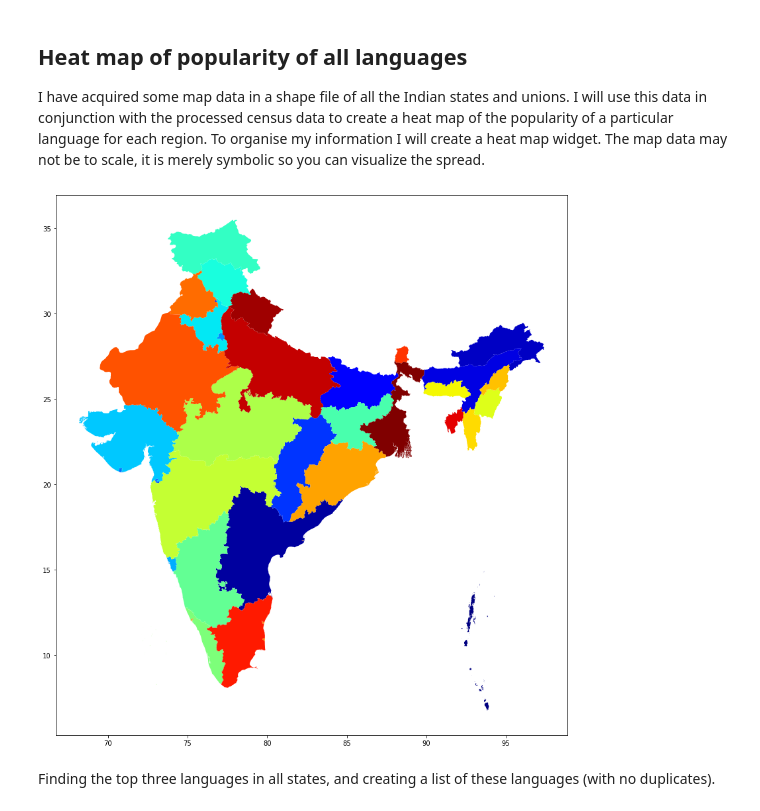
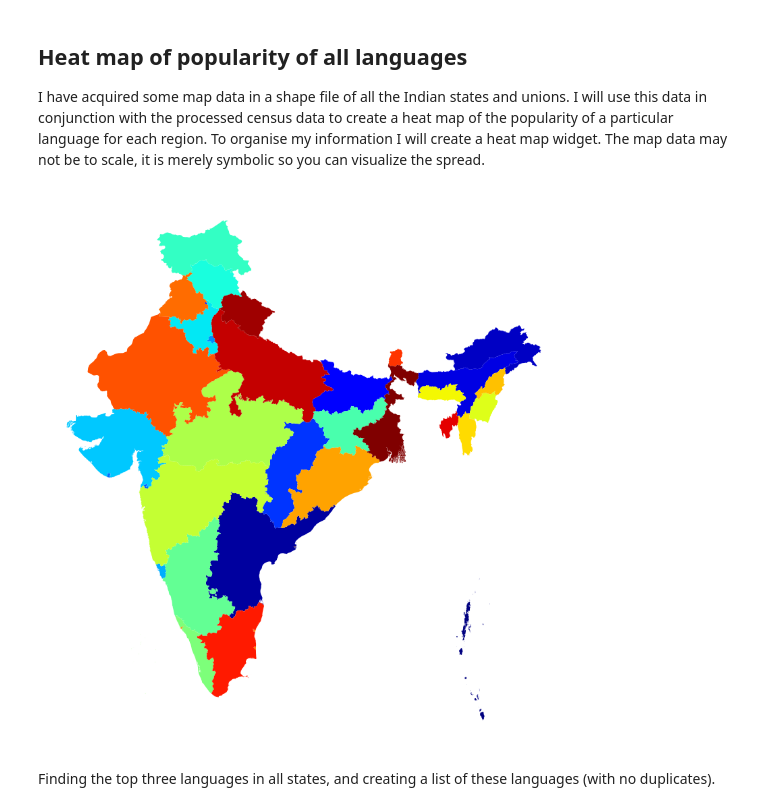
Before and after one commit to Az-Data/Portfolio, a Jupyter notebook: Languages of India.ipynb, the cells around one changed output. Drawn from its saved outputs; the diff is of its cells as text; code cells hidden in the pictures.

Commit message:
cleaning up visualisations in notebooks

```diff
--- a/Languages of India.ipynb
+++ b/Languages of India.ipynb
@@ -242,9 +242,10 @@ I have acquired some map data in a shape file of all the Indian states and union
 # %%
 india_map = gp.read_file('lang_india_data/states/IND_adm1.shp')
 india_map.plot(cmap='jet', figsize=(15,15))
+plt.axis('off')
 plt.show()
 # %% [output]
-[figure, old version]
+[figure, new version]
 # %%
 # Clean up useless columns in india_map dataframe
 clean_map = india_map[['NAME_1', 'ENGTYPE_1', 'Shape_Leng', 'Shape_Area', 'geometry']]
```
Also changed, not shown: parts of 1 cell of this notebook.
